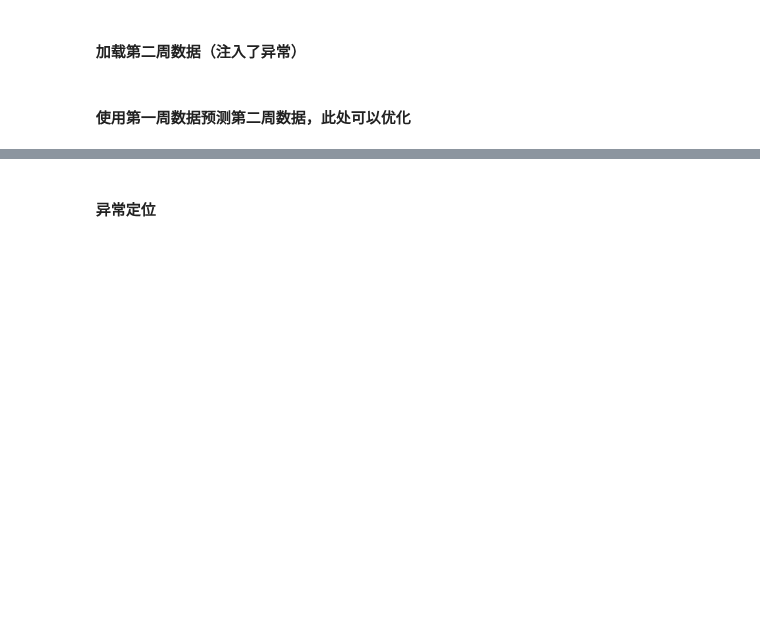
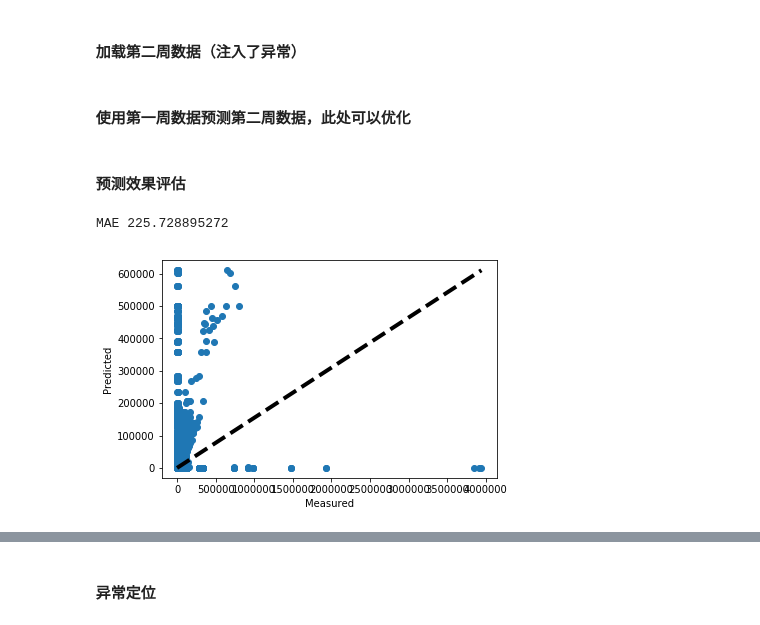
Before and after one commit to FudanYuan/faultLocalization, a Jupyter notebook: hotspot/code/valid.ipynb, the cells around one changed output, grey strips where cells are left out. Saved outputs shown, nothing was run; the diff lists cells and outputs as text; code cells hidden in the pictures; blank space fills up the shorter version.

```diff
--- a/hotspot/code/valid.ipynb
+++ b/hotspot/code/valid.ipynb
@@ -14,27 +15,31 @@ from package.HotSpot import HotSpot
 # %% [markdown]
 #### 加载第一周数据
 # %%
-timestamp_strat = 1535731200
-timestamp_end = 1536335700 #1535731200 + 5 * 60#
-timestamp_interval = 5 * 60
-file_path = '../2019AIOps_data/'
-kSet_train = Transformer().transformKPIData2KPISet(file_path, timestamp_strat, timestamp_end, timestamp_interval)
-kSet_train.save('../result/metadata/KPISetTrain')
+# timestamp_strat = 1535731200
+# timestamp_end = 1536335700 #1535731200 + 5 * 60#
+# timestamp_interval = 5 * 60
+# file_path = '../2019AIOps_data/'
+# kSet_train = Transformer().transformKPIData2KPISet(file_path, timestamp_strat, timestamp_end, timestamp_interval)
+# kSet_train.save('../result/metadata/KPISetTrain')
+kSet_train = KPISet({}, {})
+kSet_train.load('../result/metadata/KPISetTrain')
 # %% [markdown]
 #### 加载第二周数据（注入了异常）
 # %%
-timestamp_strat = 1536336000
-timestamp_end = 1536940500 #1536336000 + 5 * 60#
-timestamp_interval = 5 * 60
-file_path = '../2019AIOps_data_valid/'
-kSet_valid = Transformer().transformKPIData2KPISet(file_path, timestamp_strat, timestamp_end, timestamp_interval)
-kSet_valid.save('../result/metadata/KPISetValid')
+# timestamp_strat = 1536336000
+# timestamp_end = 1536940500 #1536336000 + 5 * 60#
+# timestamp_interval = 5 * 60
+# file_path = '../2019AIOps_data_valid/'
+# kSet_valid = Transformer().transformKPIData2KPISet(file_path, timestamp_strat, timestamp_end, timestamp_interval)
+# kSet_valid.save('../result/metadata/KPISetValid')
+kSet_valid = KPISet({}, {})
+kSet_valid.load('../result/metadata/KPISetValid')
 # %% [markdown]
 #### 使用第一周数据预测第二周数据，此处可以优化
 # %%
 # 使用第一周数据预测第二周数据
 I = 300
-T = I * 288
+T = I * 288 * 7
 train_timestamp_start = 1535731200
 train_timestamp_end = 1536335700
 for timestamp in tqdm(kSet_valid._KPIPoints):
@@ -49,4 +54,22 @@ for timestamp in tqdm(kSet_valid._KPIPoints):
         kSet_valid._KPIPoints[timestamp]._leaf[leaf][1] = predict
 
 #### 保存数据
-kSet_valid.save('../result/metadata/KPISetValidPredict')
+kSet_valid.save('../result/metadata/KPISetValidPredict2')
+# %% [markdown]
+#### 预测效果评估
+# %%
+# 加载数据集
+kSet_valid = KPISet({}, {})
+kSet_valid.load('../result/metadata/KPISetValidPredict2')
+
+# 获取真实值和预测值的列表
+real = []
+pred = []
+for ts in kSet_valid._KPIPoints:
+    for leaf in kSet_valid._KPIPoints[ts]._leaf:
+        value = kSet_valid._KPIPoints[ts]._leaf[leaf]
+        real.append(value[0])
+        pred.append(value[1])
+# %% [output]
+MAE 225.728895272
+[figure, added]
```
Also changed, not shown: parts of 5 cells of this notebook, 18 other files.
